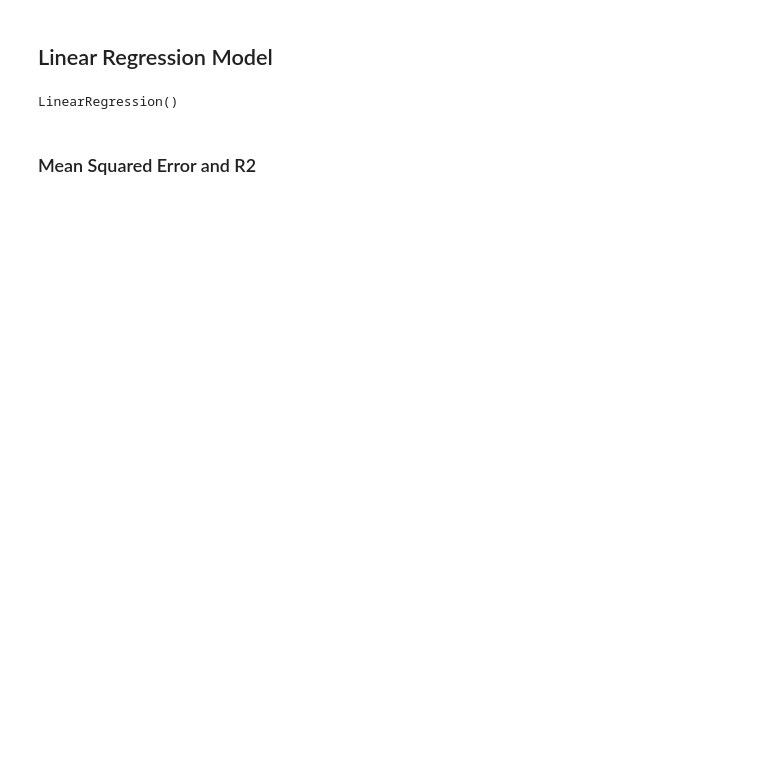
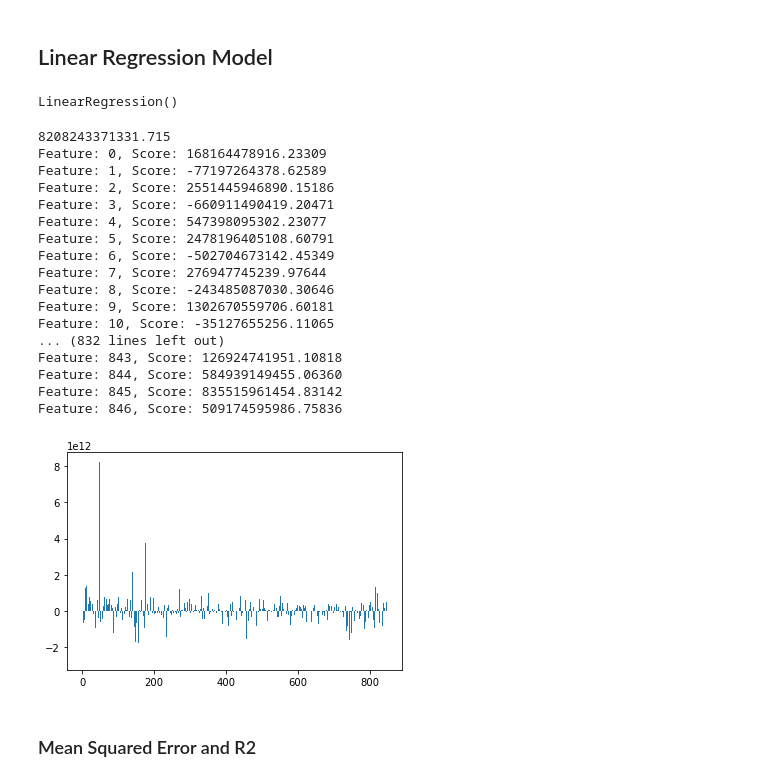
Before and after one commit to sir-omoreno/perfume_designer_app, a Jupyter notebook: ML/Perfume_ML.ipynb, the cells around one changed output. Drawn from its saved outputs; the diff is of its cells as text; code cells hidden in the pictures; blank space fills up the shorter version.

```diff
--- a/ML/Perfume_ML.ipynb
+++ b/ML/Perfume_ML.ipynb
@@ -271,6 +279,34 @@ model = LinearRegression()
 model.fit(X_train_scaled, y_train_scaled)
 # %% [output]
 LinearRegression()
+# %%
+# summarize feature importance
+importance = model.coef_[0]
+print(max(importance))
+for i,v in enumerate(importance):
+    print('Feature: %0d, Score: %.5f' % (i,v))
+# plot feature importance
+plt.bar([x for x in range(len(importance))], importance)
+plt.show()
+# %% [output]
+8208243371331.715
+Feature: 0, Score: 168164478916.23309
+Feature: 1, Score: -77197264378.62589
+Feature: 2, Score: 2551445946890.15186
+Feature: 3, Score: -660911490419.20471
+Feature: 4, Score: 547398095302.23077
+Feature: 5, Score: 2478196405108.60791
+Feature: 6, Score: -502704673142.45349
+Feature: 7, Score: 276947745239.97644
+Feature: 8, Score: -243485087030.30646
+Feature: 9, Score: 1302670559706.60181
+Feature: 10, Score: -35127655256.11065
+... (832 lines left out)
+Feature: 843, Score: 126924741951.10818
+Feature: 844, Score: 584939149455.06360
+Feature: 845, Score: 835515961454.83142
+Feature: 846, Score: 509174595986.75836
+[figure, added]
 # %% [markdown]
 ### Mean Squared Error and R2
 # %%
```
Also changed, not shown: parts of 9 cells of this notebook.
